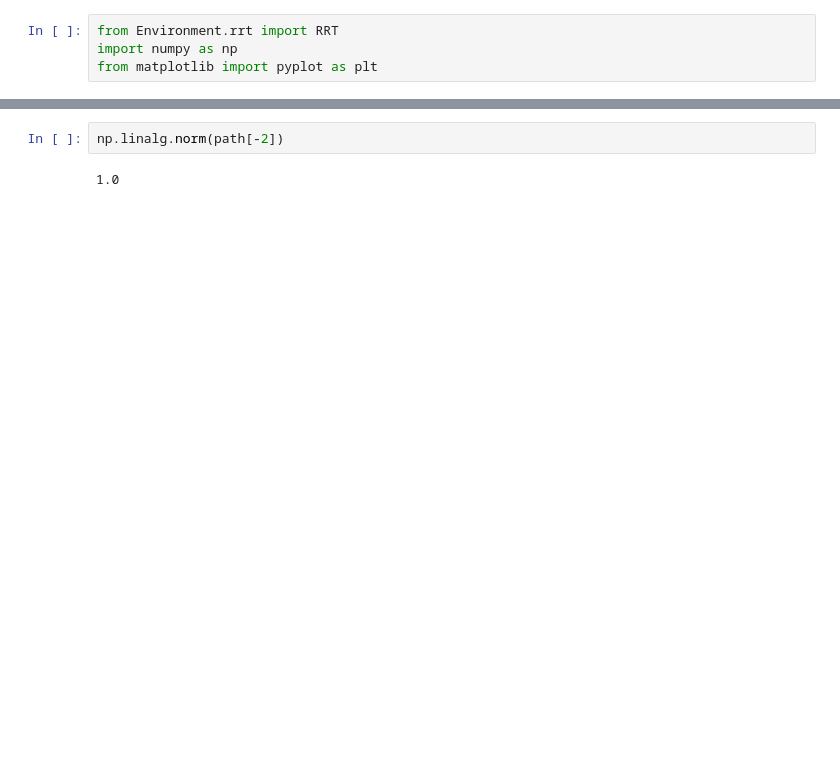
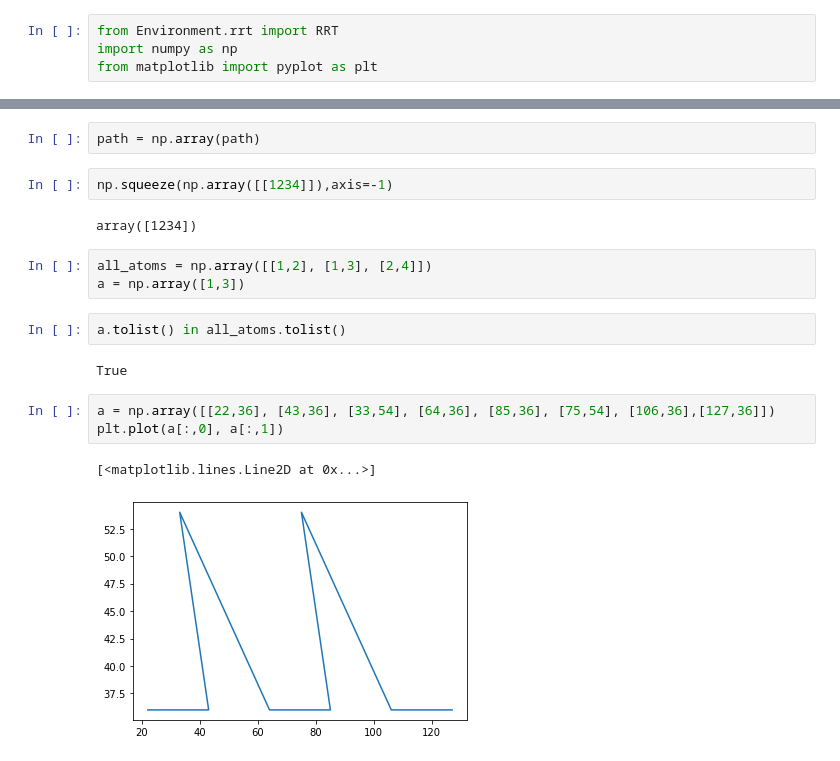
Before and after one commit to SINGROUP/Atom_manipulation_with_RL, a Jupyter notebook: Untitled.ipynb, the cells around one changed output, grey strips where cells are left out. Saved outputs shown, nothing was run; the diff lists cells and outputs as text; blank space fills up the shorter version.

```diff
--- a/Untitled.ipynb
+++ b/Untitled.ipynb
@@ -64,4 +44,19 @@ path
-# %%
-np.linalg.norm(path[-2])
-# %% [output]
-1.0
+# %%
+path = np.array(path)
+# %%
+np.squeeze(np.array([[1234]]),axis=-1)
+# %% [output]
+array([1234])
+# %%
+all_atoms = np.array([[1,2], [1,3], [2,4]])
+a = np.array([1,3])
+# %%
+a.tolist() in all_atoms.tolist()
+# %% [output]
+True
+# %%
+a = np.array([[22,36], [43,36], [33,54], [64,36], [85,36], [75,54], [106,36],[127,36]])
+plt.plot(a[:,0], a[:,1])
+# %% [output]
+[<matplotlib.lines.Line2D at 0x...>]
+[figure, added]
```
Also changed, not shown: parts of 3 cells of this notebook, 9 other files.
